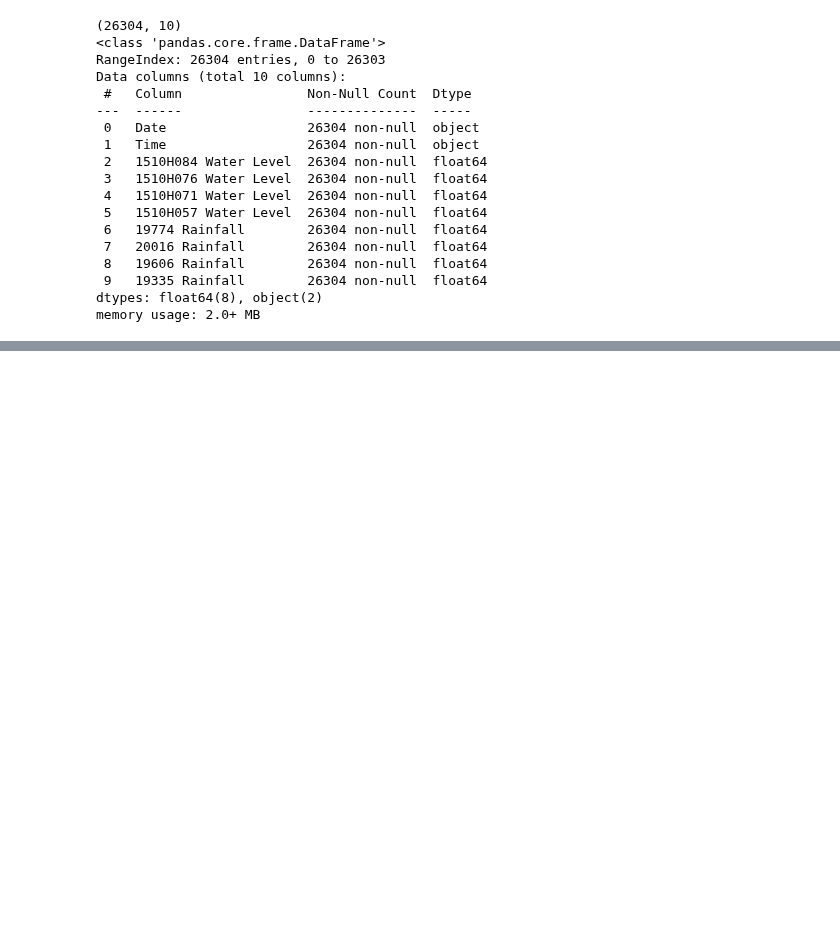
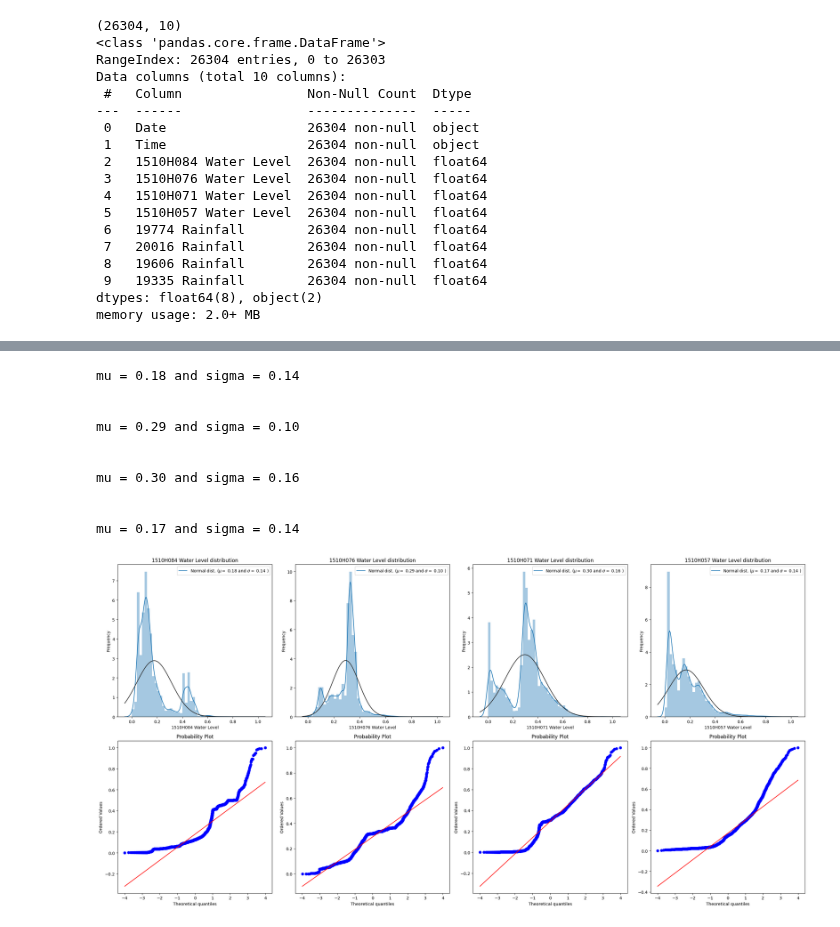
Before and after one commit to wenyi22/-, a Jupyter notebook: water level prediction.ipynb, the cells around one changed output, grey strips where cells are left out. Saved outputs shown, nothing was run; the diff lists cells and outputs as text; code cells hidden in the pictures; blank space fills up the shorter version.

```diff
--- a/water level prediction.ipynb
+++ b/water level prediction.ipynb
@@ -102,0 +103,36 @@ plt.show()
+# %%
+
+# 分析目標變量的分布，計算均值與標準差
+targets = ["1510H084 Water Level", "1510H076 Water Level", "1510H071 Water Level", "1510H057 Water Level"]
+
+fig, axs = plt.subplots(2, 4, figsize=(24, 12))  # 創建一個包含8個子圖的圖形窗口
+
+for i, target in enumerate(targets):
+
+    # 繪製概率密度函數和核密度估計的圖
+    sns.distplot(train[target], fit=norm, ax=axs[0, i])   # 將圖繪製在適當的子圖上
+
+    (mu, sigma) = norm.fit(train[target])   # 對變量進行最大似然估計
+    print('\nmu = {:.2f} and sigma = {:.2f}\n'.format(mu, sigma))
+
+    axs[0, i].legend(['Normal dist. ($\mu=$ {:.2f} and $\sigma=$ {:.2f} )'.format(mu, sigma)], loc='best')
+    axs[0, i].set_ylabel('Frequency')
+    axs[0, i].set_title('{} distribution'.format(target))
+
+    # 繪製概率圖
+    stats.probplot(train[target], plot=axs[1, i])   # 將圖繪製在適當的子圖上
+
+plt.tight_layout()  # 自動調整子圖的佈局，使之填滿整個圖形窗口
+plt.show()
+# %% [output]
+mu = 0.18 and sigma = 0.14
+
+
+mu = 0.29 and sigma = 0.10
+
+
+mu = 0.30 and sigma = 0.16
+
+
+mu = 0.17 and sigma = 0.14
+[figure, added]
```
Also changed, not shown: parts of 18 cells of this notebook.
